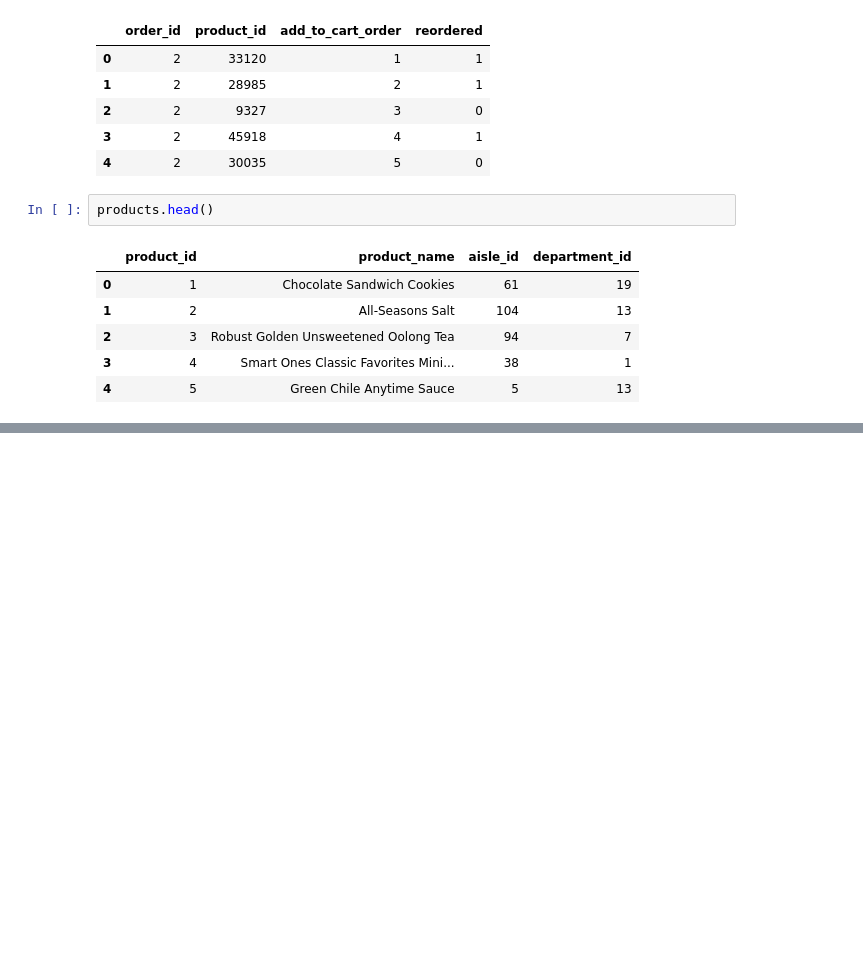
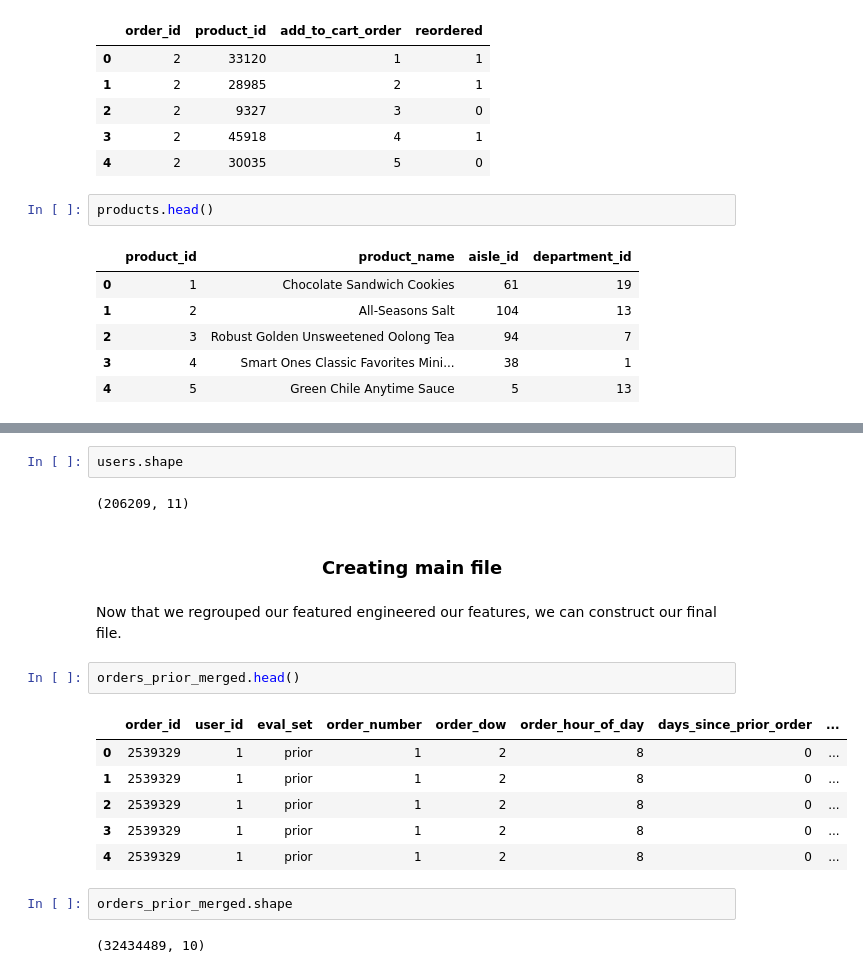
Before and after one commit to MelanVijayaratnam/Kaggle-nb, a Jupyter notebook: Instacart/Instacart.ipynb, the cells around one changed output, grey strips where cells are left out. Saved outputs shown, nothing was run; the diff lists cells and outputs as text; blank space fills up the shorter version.

```diff
--- a/Instacart/Instacart.ipynb
+++ b/Instacart/Instacart.ipynb
@@ -593,0 +649,21 @@ sns.countplot(x='order_dow',\
+# %%
+users.shape
+# %% [output]
+(206209, 11)
+# %% [markdown]
+<h3 style="text-align:center">Creating main file</h3>
+# %% [markdown]
+Now that we regrouped our featured engineered our features, we can construct our final file.
+# %%
+orders_prior_merged.head()
+# %% [output]
+|  | order_id | user_id | eval_set | order_number | order_dow | order_hour_of_day | days_since_prior_order | ... |
+| 0 | 2539329 | 1 | prior | 1 | 2 | 8 | 0 | ... |
+| 1 | 2539329 | 1 | prior | 1 | 2 | 8 | 0 | ... |
+| 2 | 2539329 | 1 | prior | 1 | 2 | 8 | 0 | ... |
+| 3 | 2539329 | 1 | prior | 1 | 2 | 8 | 0 | ... |
+| 4 | 2539329 | 1 | prior | 1 | 2 | 8 | 0 | ... |
+# %%
+orders_prior_merged.shape
+# %% [output]
+(32434489, 10)
```
Also changed, not shown: parts of 90 cells of this notebook.
